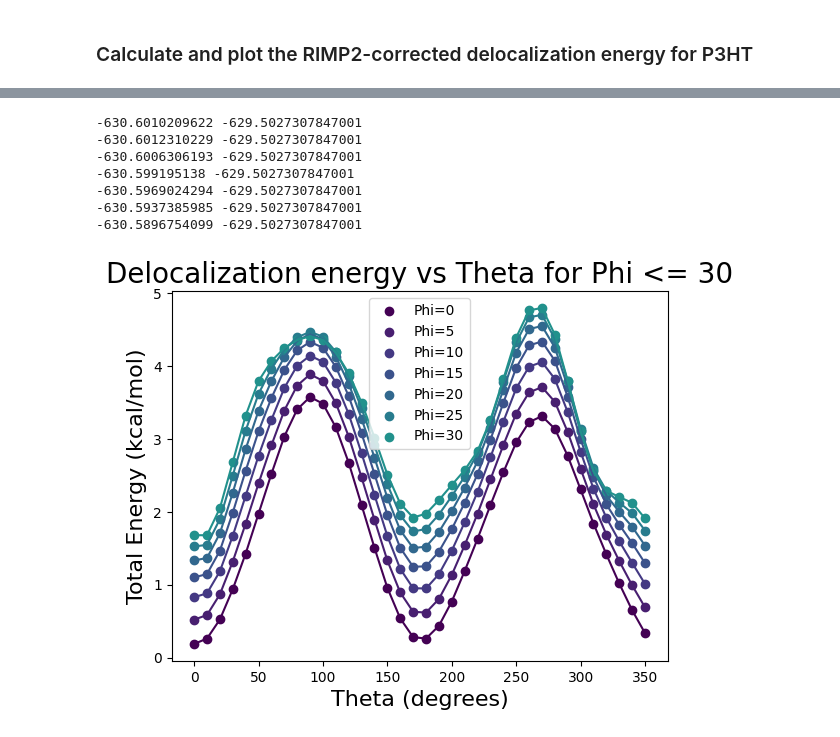
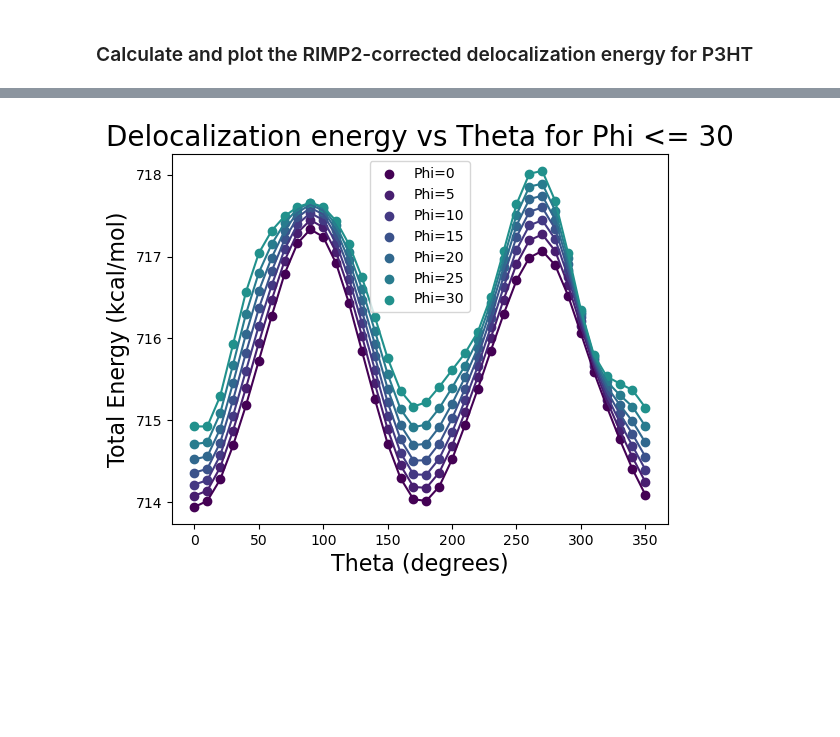
Before and after one commit to LRG-computational/impropers-data-analysis, a Jupyter notebook: p3ht/draft-p3ht-impropers-analysis.ipynb, the cells around one changed output, grey strips where cells are left out. Drawn from its saved outputs; the diff is of its cells as text; code cells hidden in the pictures; blank space fills up the shorter version.

```diff
--- a/p3ht/draft-p3ht-impropers-analysis.ipynb
+++ b/p3ht/draft-p3ht-impropers-analysis.ipynb
@@ -367,3 +366,12 @@ check_QM_completion(rimp2_meth)
 40 36
 50 36
 60 36
+# %%
+directory_path = "./E_conjugation"
+
+filename_pattern = re.compile(r"_Phi_(\d+)(?:_Theta_(\d+)_)?")
+rimp2_pattern = re.compile(r"RIMP2\s+total energy =\s+(-?\d+\.\d+) a\.u\.")
+energy_conj = extract_qchem_energies(directory_path, filename_pattern, energy_pattern)
+rimp2_conj = extract_qchem_energies(directory_path, filename_pattern, rimp2_pattern)
+check_QM_completion(energy_conj)
+check_QM_completion(rimp2_conj)
@@ -427,8 +453,8 @@ Corrected_Energy_Matrix = Raw_Energies - Nontorsional_Energy_Matrix
 # %% [markdown]
 ### Calculate and plot the RIMP2-corrected delocalization energy for P3HT
 # %%
-energy_df = calc_deloc_energies(energy_total, energy_hyd, energy_meth) # Total energy
-rimp2_df = calc_deloc_energies(rimp2_total, rimp2_hyd, rimp2_meth)     # Total energy including RIMP2 corrections
+energy_df = calc_deloc_energies(energy_total, energy_hyd, energy_meth, energy_conj) # Total energy
+rimp2_df = calc_deloc_energies(rimp2_total, rimp2_hyd, rimp2_meth,rimp2_conj)     # Total energy including RIMP2 corrections
 sorted_deloc = rimp2_df.sort_values(['Theta', 'Phi'])
 sorted_deloc.head()
 # %% [output]
@@ -447,36 +473,33 @@ phis.sort()
 
 cmap = viridis
 norm = Normalize(vmin=np.min(phis), vmax=np.max(phis))
+# %%
+title = {'fontsize':20}
+axes = {'fontsize':16}
 # %%
+min_e = np.min(sorted_deloc['E_deloc'])
 for phi in phis:
     if phi <= 30:
         subset = sorted_deloc[sorted_deloc['Phi'] == phi]
-        e_conjugation = subset[subset['Theta'] == 0]['E_meth'].iloc[0]
-        min_energy = np.min(sorted_deloc['E_deloc'])
-        print(e_conjugation, min_energy)
-        normed_energy = 627.509 * (subset['E_deloc'] - e_conjugation)  # Normalize energy
-        normed_energy = normed_energy - 689  # Normalize energy
-        energy = 627.509 * subset['E_deloc']
+        # e_conjugation = subset[subset['Theta'] == 0]['E_meth'].iloc[0]
+        # min_energy = np.min(sorted_deloc['E_deloc'])
+        # print(e_conjugation, min_energy)
+        normed_energy = 627.509 * (subset['E_deloc'])  # Normalize energy
+        normed_energy = normed_energy - min_e  # Normalize energy
+        # energy = 627.509 * subset['E_deloc']
 
         # Map phi value to a color
         color = cmap(norm(phi))
 
         # Plot the normalized energy vs theta
         plt.plot(subset['Theta'], normed_energy, color=color)  # Replace 'E_total' with the actual column name for total energy
         plt.scatter(subset['Theta'], normed_energy, color=color, label=f"Phi={phi}")  # Replace 'E_total' with the actual column name for total energyy
 plt.xlabel('Theta (degrees)', fontdict=axes)
 plt.ylabel('Total Energy (kcal/mol)', fontdict=axes)
 # plt.ylim(0,5)
 plt.title(f'Delocalization energy vs Theta for Phi <= 30', fontdict=title)
 plt.legend()
 plt.show()
 # %% [output]
--630.6010209622 -629.5027307847001
--630.6012310229 -629.5027307847001
--630.6006306193 -629.5027307847001
--630.599195138 -629.5027307847001
--630.5969024294 -629.5027307847001
--630.5937385985 -629.5027307847001
--630.5896754099 -629.5027307847001
-[figure, old version]
+[figure, new version]
 # %%
```
Also changed, not shown: parts of 23 cells of this notebook.
